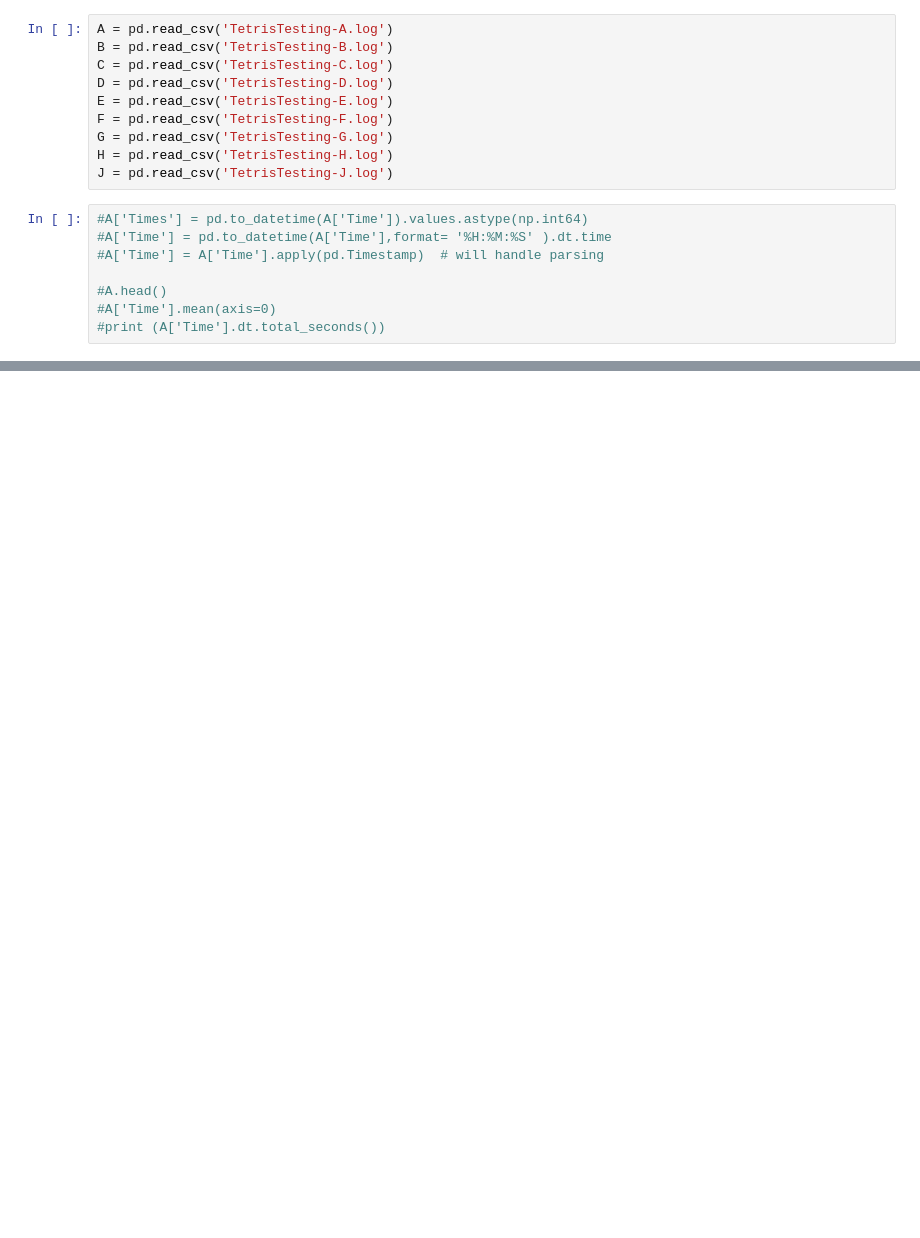
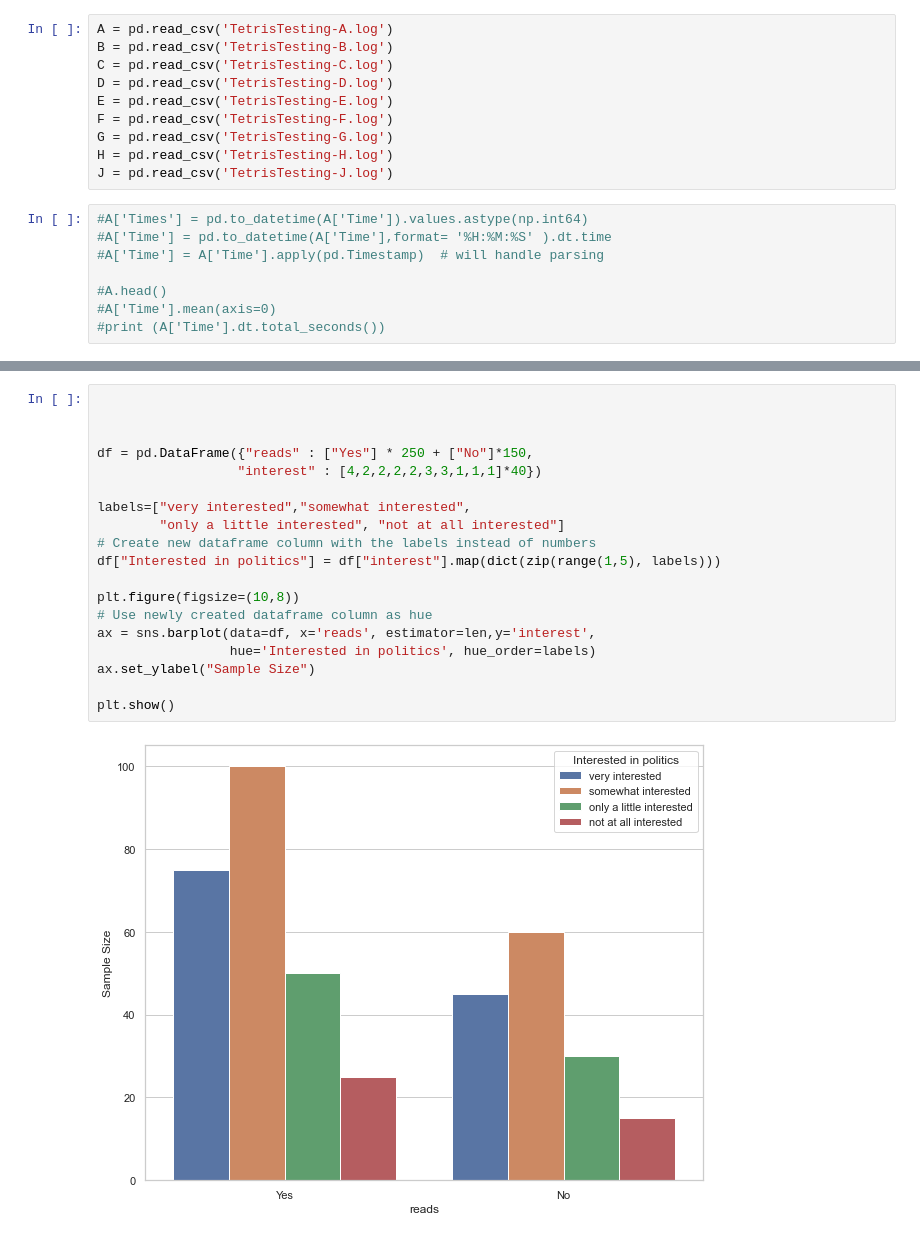
Before and after one commit to MarcHerdman/Tetris, a Jupyter notebook: Untitled.ipynb, the cells around one changed output, grey strips where cells are left out. Cells and saved outputs as stored; diff of their text form; blank space fills up the shorter version.

```diff
--- a/Untitled.ipynb
+++ b/Untitled.ipynb
@@ -98,0 +83,21 @@ plt.savefig('votehist.png', transparent=True)
+# %%
+
+
+
+df = pd.DataFrame({"reads" : ["Yes"] * 250 + ["No"]*150,
+                  "interest" : [4,2,2,2,2,3,3,1,1,1]*40})
+
+labels=["very interested","somewhat interested",
+        "only a little interested", "not at all interested"]
+# Create new dataframe column with the labels instead of numbers
+df["Interested in politics"] = df["interest"].map(dict(zip(range(1,5), labels)))
+
+plt.figure(figsize=(10,8))
+# Use newly created dataframe column as hue
+ax = sns.barplot(data=df, x='reads', estimator=len,y='interest',
+                 hue='Interested in politics', hue_order=labels)
+ax.set_ylabel("Sample Size")
+
+plt.show()
+# %% [output]
+[figure, added]
```
Also changed, not shown: parts of 8 cells of this notebook, 2 other files.
